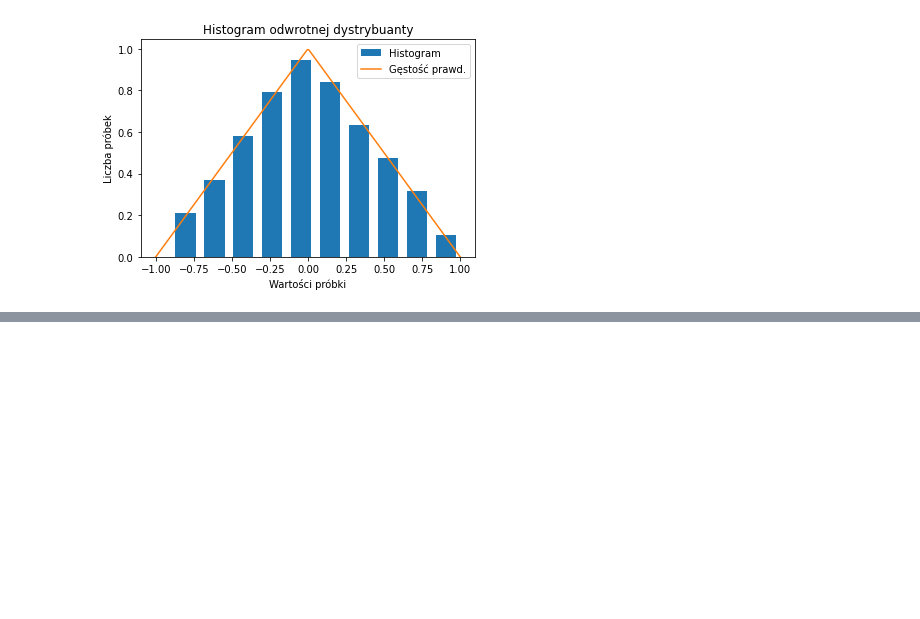
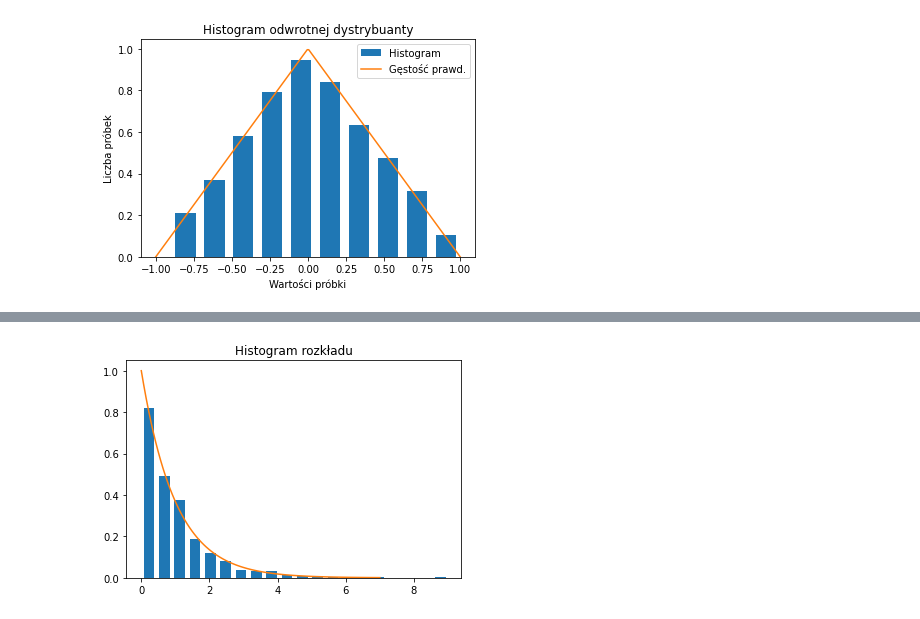
Before and after one commit to John15321/iims, a Jupyter notebook: lab0.ipynb, the cells around one changed output, grey strips where cells are left out. Saved outputs shown, nothing was run; the diff lists cells and outputs as text; code cells hidden in the pictures; blank space fills up the shorter version.

```diff
--- a/lab0.ipynb
+++ b/lab0.ipynb
@@ -354,0 +396,10 @@ plt.show()
+# %%
+n = 1000
+x = np.linspace(0, 7, 100)
+r = invF(np.random.uniform(0,1,n))
+plt.title("Histogram rozkładu")
+plt.hist(r, rwidth=0.7,density=True,bins=20)
+plt.plot(x, f(x))
+plt.show()
+# %% [output]
+[figure, added]
```
Also changed, not shown: parts of 6 cells of this notebook.
